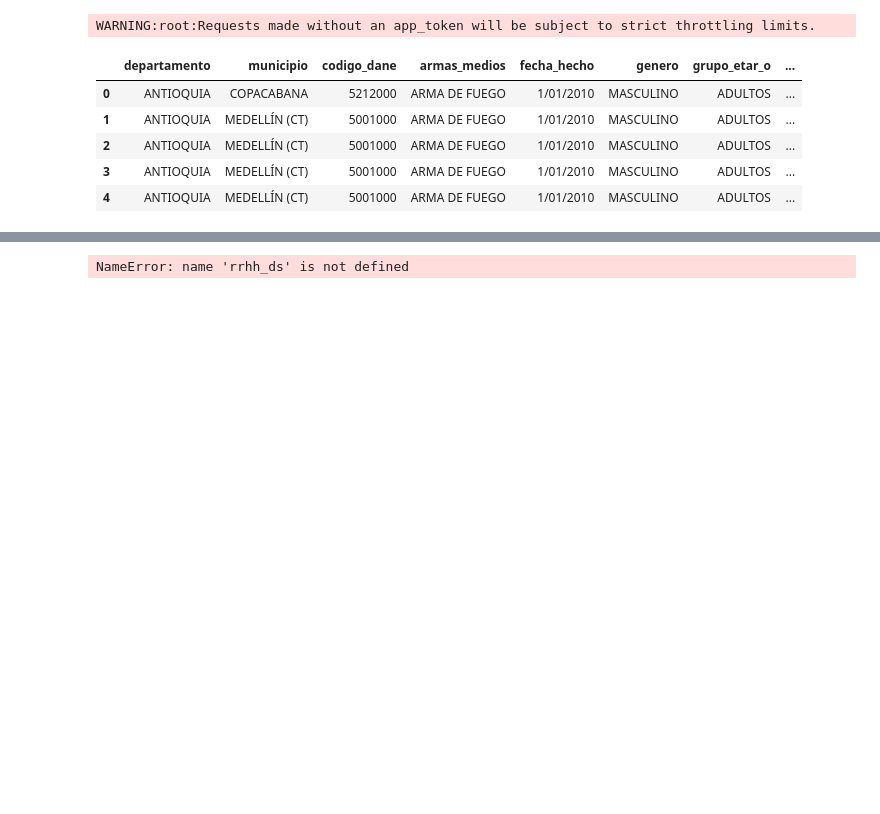
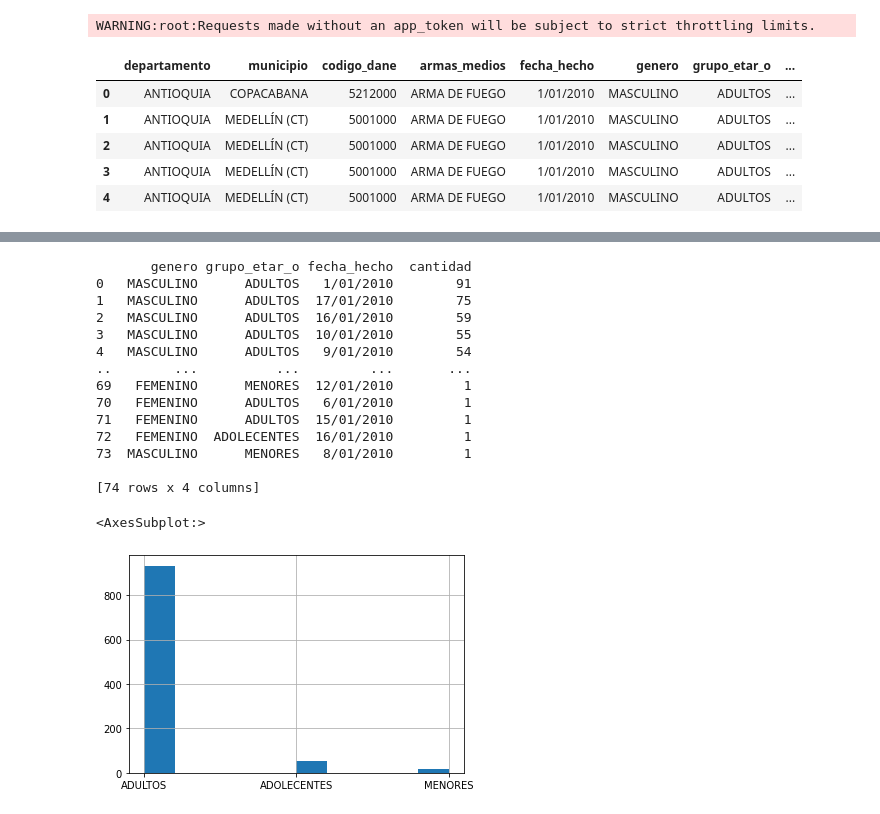
Before and after one commit to david199832/Electiva-Profesional, a Jupyter notebook: Taller1/Homicidios.ipynb, the cells around one changed output, grey strips where cells are left out. Saved outputs shown, nothing was run; the diff lists cells and outputs as text; code cells hidden in the pictures; blank space fills up the shorter version.

```diff
--- a/Taller1/Homicidios.ipynb
+++ b/Taller1/Homicidios.ipynb
@@ -127,11 +144,29 @@ Name: armas_medios, dtype: int64
 # %%
 #3. ¿Cómo es la proporción de géneros y grupos etarios que han estado involucrados en este tipo de delito? ¿Han variado con el paso de los años?
-pd = (rrhh_ds.groupby(['genero','grupo_etario','descripci_n_conducta','fecha_hecho'])
+datos4 = (datos.groupby(['genero','grupo_etar_o','fecha_hecho'])
                .sum(['cantidad'])
-               .sort_values(['cantidad'])
+               .sort_values(['cantidad'], ascending=False)
                .reset_index())
 
-print (pd)
-#Los grupos etarios son adultos, adolecente y menores, los mas frecuentes en cometer este tipo de actos son los adultos y adolecentes,tambien varia en incremento durante los ultimos años.
+datos4 =datos4.drop(['codigo_dane'],axis=1)
+print(datos4)
+datos['grupo_etar_o'].hist()
+
+#La proporcion de homicidios es de 10 hombres por 1 mujer. La  mayoria de homicidios cometidos fueron realizados por hombres adultos con 859 homicidios tambien varia en incremento durante los ultimos años.
 # %% [output]
-NameError: name 'rrhh_ds' is not defined
+       genero grupo_etar_o fecha_hecho  cantidad
+0   MASCULINO      ADULTOS   1/01/2010        91
+1   MASCULINO      ADULTOS  17/01/2010        75
+2   MASCULINO      ADULTOS  16/01/2010        59
+3   MASCULINO      ADULTOS  10/01/2010        55
+4   MASCULINO      ADULTOS   9/01/2010        54
+..        ...          ...         ...       ...
+69   FEMENINO      MENORES  12/01/2010         1
+70   FEMENINO      ADULTOS   6/01/2010         1
+71   FEMENINO      ADULTOS  15/01/2010         1
+72   FEMENINO  ADOLECENTES  16/01/2010         1
+73  MASCULINO      MENORES   8/01/2010         1
+
+[74 rows x 4 columns]
+<AxesSubplot:>
+[figure, added]
```
Also changed, not shown: parts of 9 cells of this notebook.
